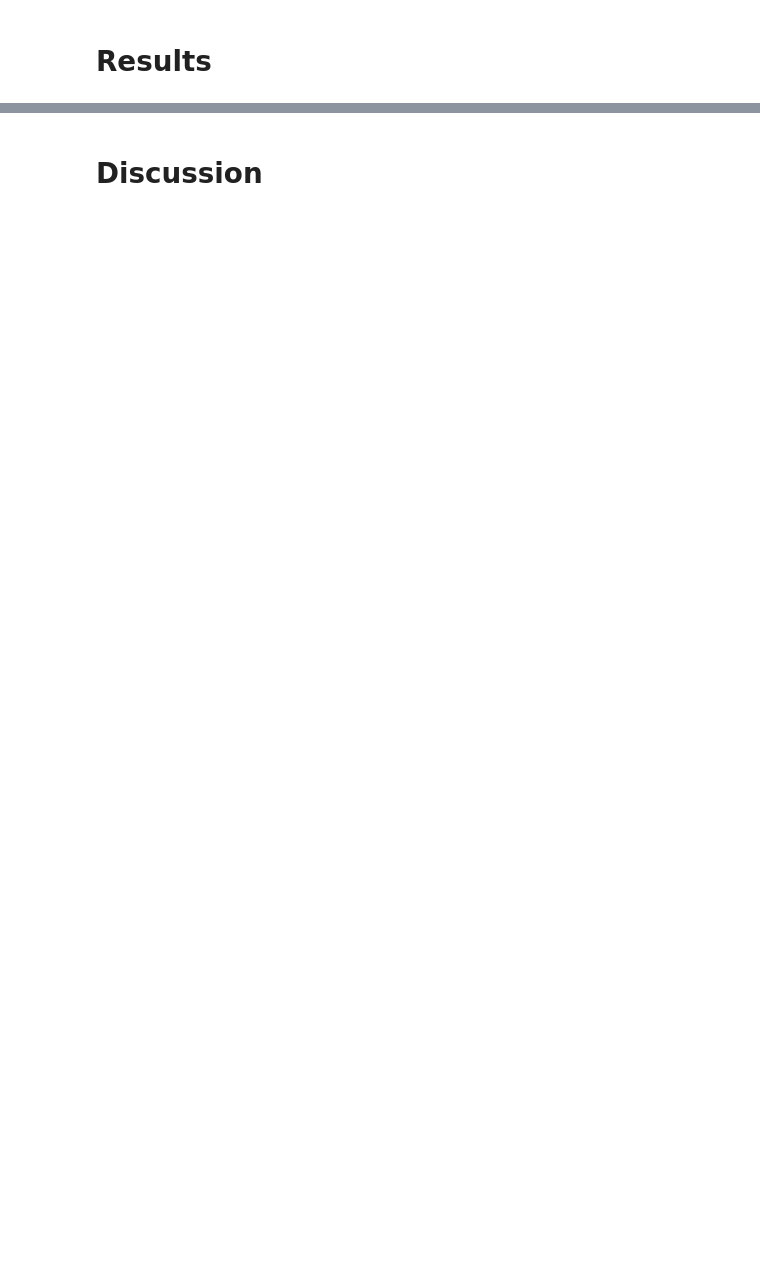
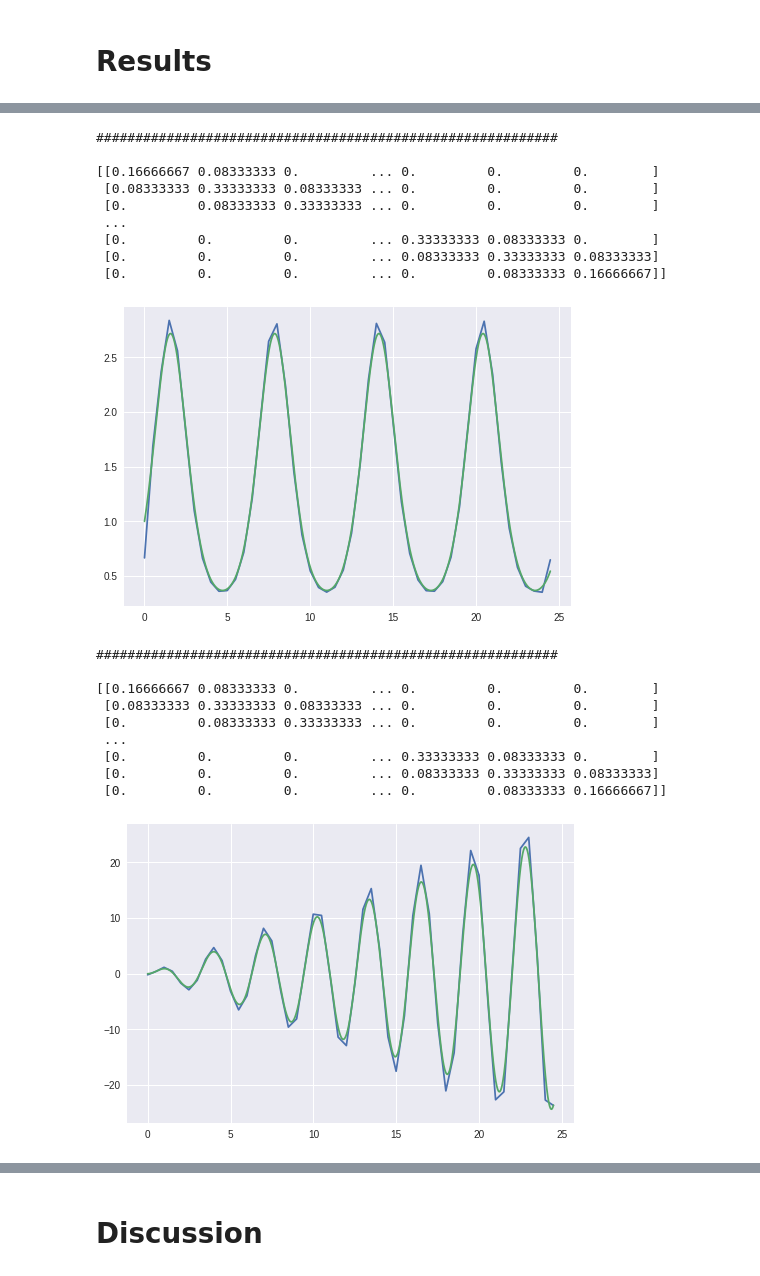
Before and after one commit to johanhoffman/DD2363-VT19, a Jupyter notebook: Lab-4/bozzato_lab4.ipynb, the cells around one changed output, grey strips where cells are left out. Drawn from its saved outputs; the diff is of its cells as text; code cells hidden in the pictures; blank space fills up the shorter version.

```diff
--- a/Lab-4/bozzato_lab4.ipynb
+++ b/Lab-4/bozzato_lab4.ipynb
@@ -791,0 +772,80 @@ RESULT:
+# %%
+def printBasis(grid, bas):
+  plt.figure()
+
+  for i in range(0,len(grid)-1):
+    inter= np.arange(grid[i],grid[i+1],0.001)
+    elem= bas[i]
+    t0= elem[0]
+    t1= elem[1]
+    val0= [t0[0]*x+t0[1] for x in inter]
+    val1= [t1[0]*x+t1[1] for x in inter]
+
+    plt.plot(inter,val0, inter, val1)
+
+  plt.show()
+
+print('\n###########################################################\n')
+
+def fun(x):
+  return np.e**(np.sin(x))
+
+mesh= [x/2 for x in range(0,50)]
+
+
+#printBasis(mesh,basis1D(mesh))
+
+M, b, alpha, proj= l2projection1D(fun, mesh)
+
+print(M)
+
+plt.figure()
+interval= np.arange(mesh[0],mesh[-1], 0.01)
+interval.resize(len(proj),1)
+
+plt.plot(interval,proj)
+plt.plot(interval, [fun(x) for x in interval])
+plt.show()
+
+print('\n###########################################################\n')
+
+def fun(x):
+  return x*np.sin(2*x)
+
+mesh= [x/2 for x in range(0,50)]
+
+
+#printBasis(mesh,basis1D(mesh))
+
+M, b, alpha, proj= l2projection1D(fun, mesh)
+
+print(M)
+
+plt.figure()
+interval= np.arange(mesh[0],mesh[-1], 0.01)
+interval.resize(len(proj),1)
+
+plt.plot(interval,proj)
+plt.plot(interval, [fun(x) for x in interval])
+plt.show()
+# %% [output]
+###########################################################
+
+[[0.16666667 0.08333333 0.         ... 0.         0.         0.        ]
+ [0.08333333 0.33333333 0.08333333 ... 0.         0.         0.        ]
+ [0.         0.08333333 0.33333333 ... 0.         0.         0.        ]
+ ...
+ [0.         0.         0.         ... 0.33333333 0.08333333 0.        ]
+ [0.         0.         0.         ... 0.08333333 0.33333333 0.08333333]
+ [0.         0.         0.         ... 0.         0.08333333 0.16666667]]
+[figure, added]
+###########################################################
+
+[[0.16666667 0.08333333 0.         ... 0.         0.         0.        ]
+ [0.08333333 0.33333333 0.08333333 ... 0.         0.         0.        ]
+ [0.         0.08333333 0.33333333 ... 0.         0.         0.        ]
+ ...
+ [0.         0.         0.         ... 0.33333333 0.08333333 0.        ]
+ [0.         0.         0.         ... 0.08333333 0.33333333 0.08333333]
+ [0.         0.         0.         ... 0.         0.08333333 0.16666667]]
+[figure, added]
```
Also changed, not shown: parts of 16 cells of this notebook.
